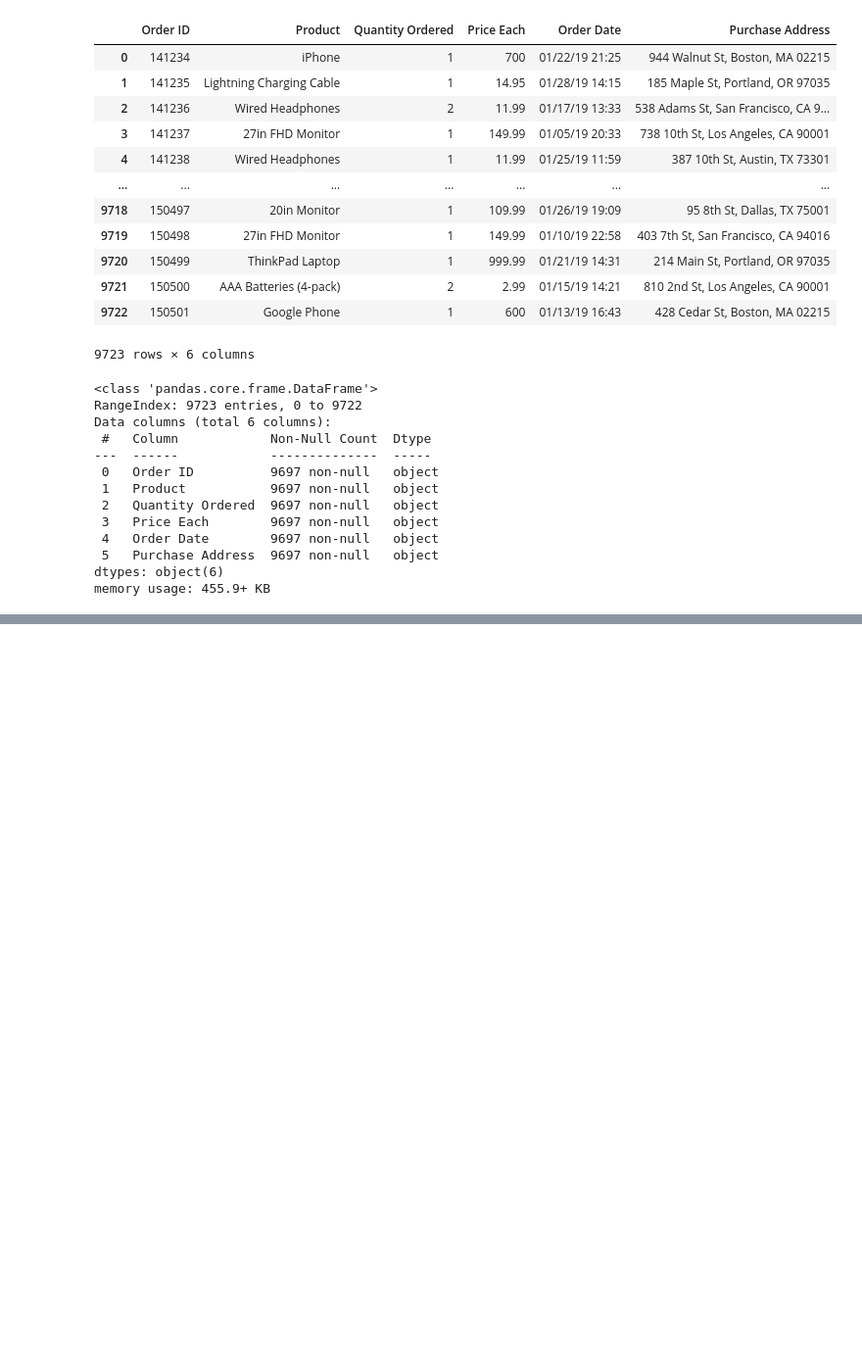
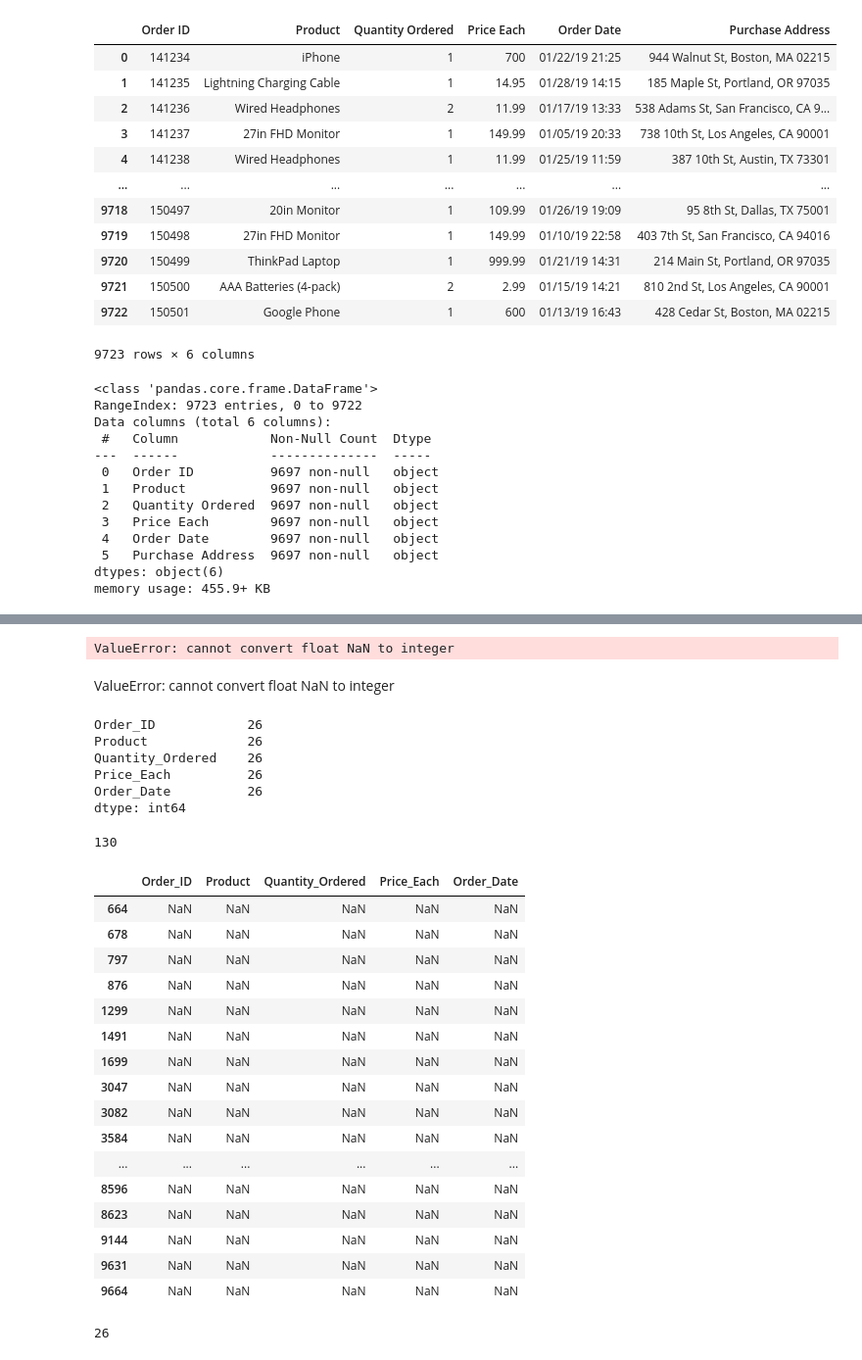
Before and after one commit to Edubridge-karthik/EXL-CHENNAI---8410-and-PUNE-8414-DA--Batch, a Jupyter notebook: EXL-CHENNAI and PUNE- DA/Pandas_lec.ipynb, the cells around one changed output, grey strips where cells are left out. Shown at 98% size. Drawn from its saved outputs; the diff is of its cells as text; code cells hidden in the pictures; blank space fills up the shorter version.

```diff
--- a/EXL-CHENNAI and PUNE- DA/Pandas_lec.ipynb
+++ b/EXL-CHENNAI and PUNE- DA/Pandas_lec.ipynb
@@ -2021,0 +2094,2 @@ memory usage: 455.9+ KB
+# %%
+sales_data=sales_data[~(sales_data.Price_Each=='Price Each')]
@@ -2021,0 +2110,6 @@ memory usage: 455.9+ KB
+# %%
+sales_data['order_price']=sales_data.Price_Each.astype('float') *sales_data.Quantity_Ordered.astype('int')
+# %% [output]
+ValueError: cannot convert float NaN to integer
+# %% [markdown]
+ValueError: cannot convert float NaN to integer
@@ -2021,0 +2118,37 @@ memory usage: 455.9+ KB
+# %%
+sales_data.isna().sum()#.sum()
+# %% [output]
+Order_ID            26
+Product             26
+Quantity_Ordered    26
+Price_Each          26
+Order_Date          26
+dtype: int64
+# %%
+sales_data.isna().sum().sum()# total NAN values present in data set
+# %% [output]
+130
+# %%
+sales_data[sales_data.isna().any(axis=1)]
+# %% [output]
+|  | Order_ID | Product | Quantity_Ordered | Price_Each | Order_Date |
+| 664 | NaN | NaN | NaN | NaN | NaN |
+| 678 | NaN | NaN | NaN | NaN | NaN |
+| 797 | NaN | NaN | NaN | NaN | NaN |
+| 876 | NaN | NaN | NaN | NaN | NaN |
+| 1299 | NaN | NaN | NaN | NaN | NaN |
+| 1491 | NaN | NaN | NaN | NaN | NaN |
+| 1699 | NaN | NaN | NaN | NaN | NaN |
+| 3047 | NaN | NaN | NaN | NaN | NaN |
+| 3082 | NaN | NaN | NaN | NaN | NaN |
+| 3584 | NaN | NaN | NaN | NaN | NaN |
+| ... | ... | ... | ... | ... | ... |
+| 8596 | NaN | NaN | NaN | NaN | NaN |
+| 8623 | NaN | NaN | NaN | NaN | NaN |
+| 9144 | NaN | NaN | NaN | NaN | NaN |
+| 9631 | NaN | NaN | NaN | NaN | NaN |
+| 9664 | NaN | NaN | NaN | NaN | NaN |
+# %%
+len(sales_data[sales_data.isna().any(axis=1)])
+# %% [output]
+26
```
Also changed, not shown: parts of 93 cells of this notebook.
